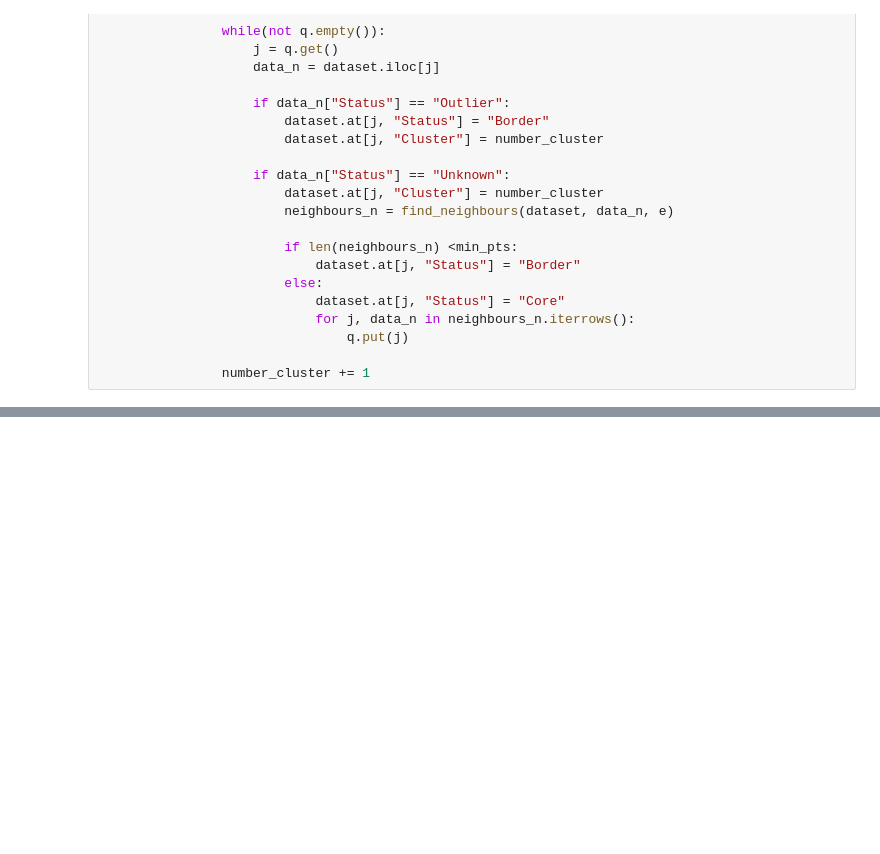
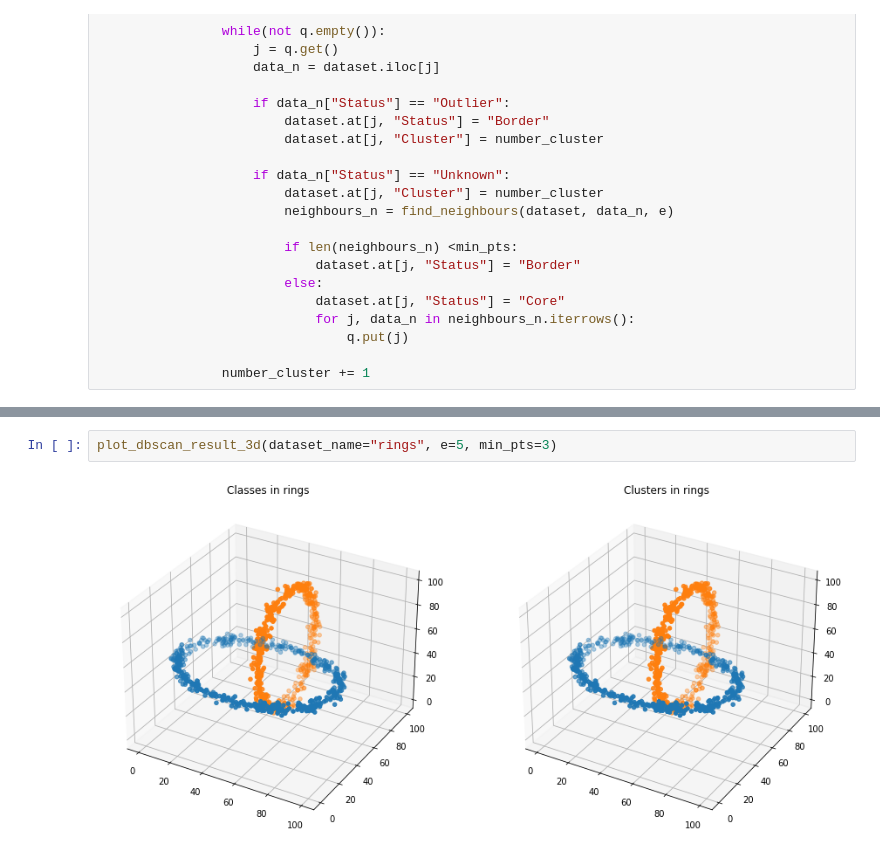
Before and after one commit to AUT-Student/ML-HW4, a Jupyter notebook: Code2/Code2.ipynb, the cells around one changed output, grey strips where cells are left out. Drawn from its saved outputs; the diff is of its cells as text; blank space fills up the shorter version.

```diff
--- a/Code2/Code2.ipynb
+++ b/Code2/Code2.ipynb
@@ -144,0 +204,4 @@ plot_dbscan_result_2d(dataset_name="spiral", e=2, min_pts=2)
+# %%
+plot_dbscan_result_3d(dataset_name="rings", e=5, min_pts=3)
+# %% [output]
+[figure, added]
```
Also changed, not shown: parts of 7 cells of this notebook.
